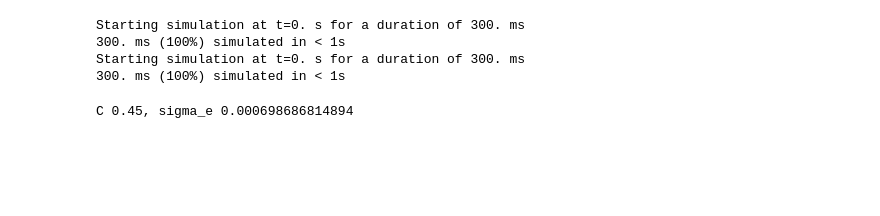
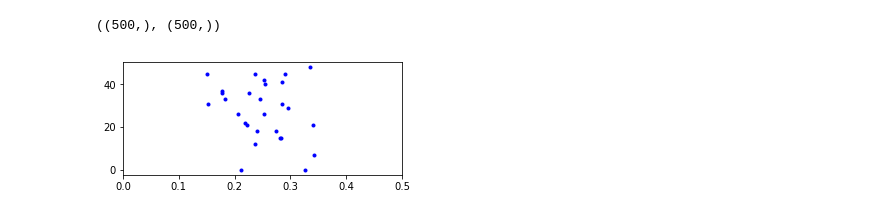
Before and after one commit to parenthetical-e/voltagebudget, a Jupyter notebook: ipynb/nrn_lif_testing.ipynb, the cells around one changed output. Cells and saved outputs as stored; diff of their text form; code cells hidden in the pictures; blank space fills up the shorter version.

```diff
--- a/ipynb/nrn_lif_testing.ipynb
+++ b/ipynb/nrn_lif_testing.ipynb
@@ -6,42 +6,23 @@ import numpy as np
 from voltagebudget import *
 from fakespikes import util as fsutil
 # %%
-t = 0.3
+t = 0.5
 
-k = 20
-t_stim = 0.14
+n = 50
+k = 30
+t_stim = 0.15
 dt = 1e-4
-w = 1e-4
-a = 10000
-ns, ts = util.k_spikes(t_stim, k, w, a=a, dt=dt, seed=None)
+w = .2
+rate = 3
+# ns, ts = util.k_spikes(t_stim, n, k, w, a0=a, a_step=.5, max_iterations=700, dt=dt, seed=None)
+times = fsutil.create_times(t, dt)
+ns, ts = util.poisson_impulse(t, t_stim, w, rate, n, dt=1e-3, seed=None)
+plt.figure(figsize=(5, 12))
+plt.subplot(511)
+plt.plot(ts, ns, '.b')
+plt.xlim(0, t)
 
 times = fsutil.create_times(t, dt)
+# %% [output]
+((500,), (500,))
+[figure, added]
-# %%
-N = 100
-f = 8 # 50
-A = 0.001436866267755269
-r_b = 0.0
-sigma = 0.3247998835729704
-
-window = [t_stim + 1e-3, t_stim + 4e-3]
-
-ns_e, ts_e, vs = neurons.lif(t, N,
-                             ns, ts,
-                             w_in=(0.15e-9, 0.15e-9),
-                             bias=(5e-3, 5e-3/5),
-                             f=f,
-                              A=A,
-                             r_b=r_b,
-                             time_step=dt)
-# %% [output]
-Starting simulation at t=0. s for a duration of 300. ms
-300. ms (100%) simulated in < 1s
-Starting simulation at t=0. s for a duration of 300. ms
-300. ms (100%) simulated in < 1s
-# %%
-C = util.estimate_communication(times, ns_e, ts_e, window)
-sigma_e = util.estimate_computation(times, ns_e, ts_e, window)
-
-print("C {}, sigma_e {}".format(C, sigma_e))
-# %% [output]
-C 0.45, sigma_e 0.000698686814894
```
Also changed, not shown: parts of 5 cells of this notebook, 7 other files.
